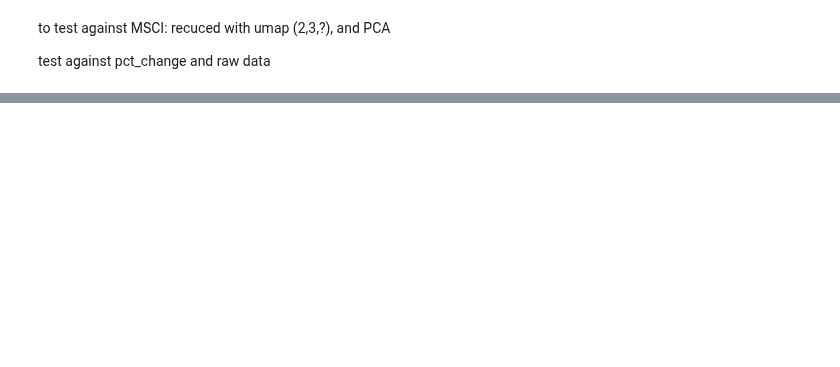
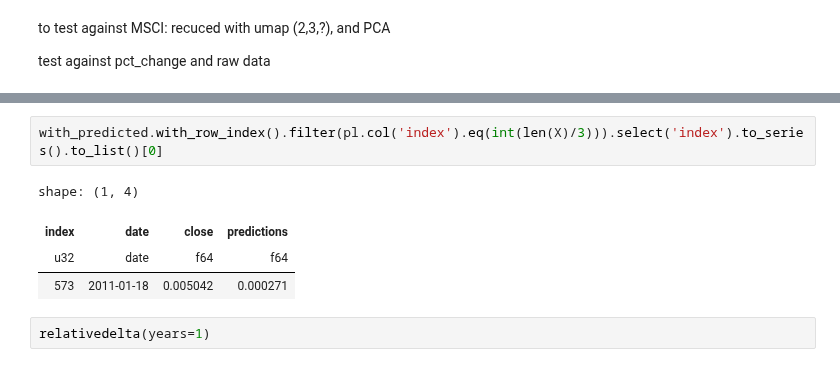
Before and after one commit to faunebl/thesis, a Jupyter notebook: msci_world.ipynb, the cells around one changed output, grey strips where cells are left out. Cells and saved outputs as stored; diff of their text form; blank space fills up the shorter version.

```diff
--- a/msci_world.ipynb
+++ b/msci_world.ipynb
@@ -57,0 +104,9 @@ sns.scatterplot(data = frame.with_columns(pl.col('reduced').list.to_struct()).un
+# %%
+with_predicted.with_row_index().filter(pl.col('index').eq(int(len(X)/3))).select('index').to_series().to_list()[0]
+# %% [output]
+shape: (1, 4)
+| index | date | close | predictions |
+| u32 | date | f64 | f64 |
+| 573 | 2011-01-18 | 0.005042 | 0.000271 |
+# %%
+relativedelta(years=1)
```
Also changed, not shown: parts of 29 cells of this notebook.
